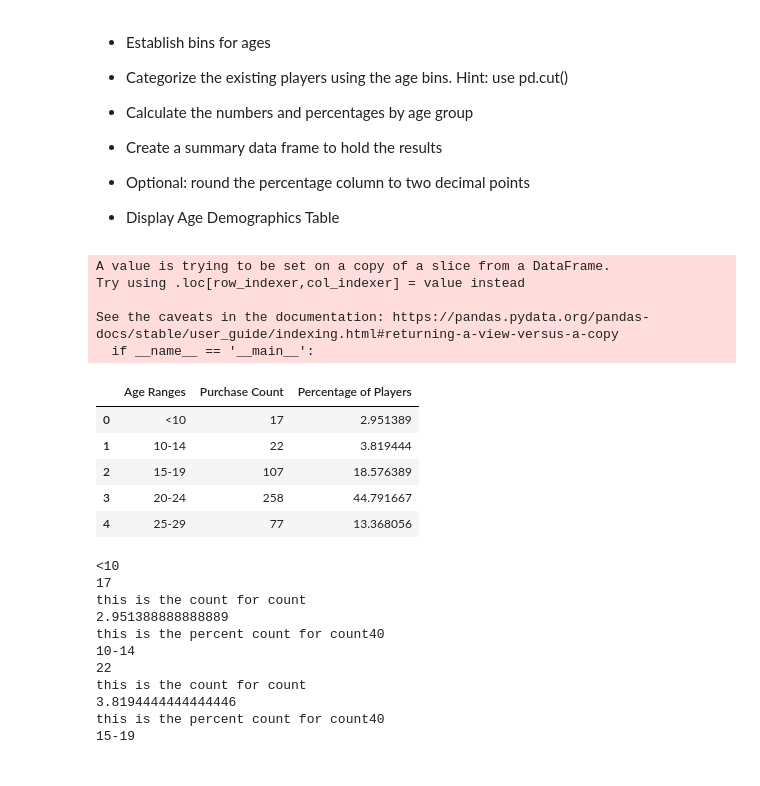
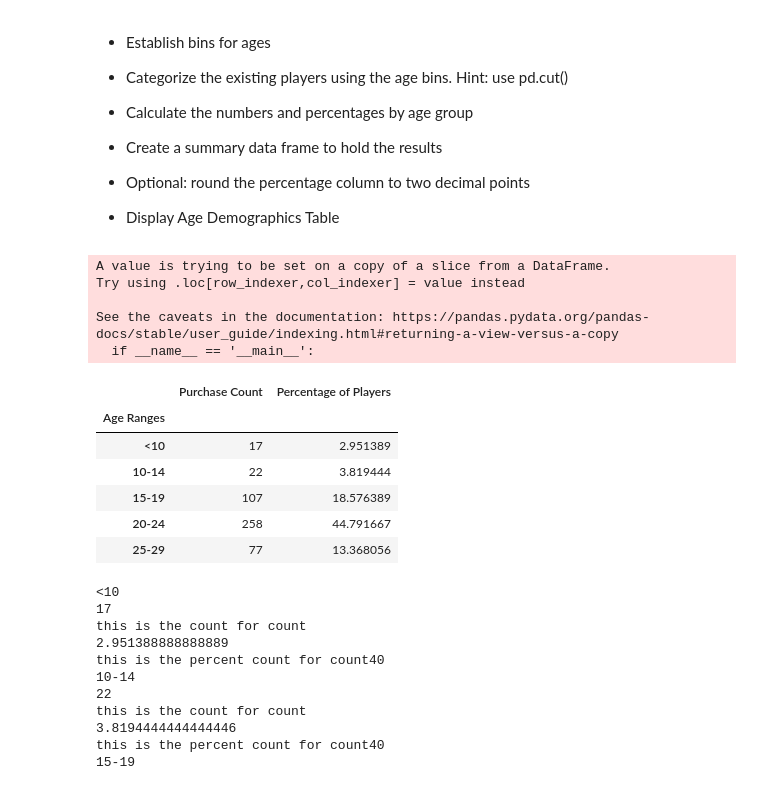
Before and after one commit to jtslater2/JTS-HW4-Pandas, a Jupyter notebook: jts-heroes.ipynb, the cells around one changed output. Cells and saved outputs as stored; diff of their text form; code cells hidden in the pictures.

```diff
--- a/jts-heroes.ipynb
+++ b/jts-heroes.ipynb
@@ -380,10 +381,12 @@ drop_name_df.head(30)
 #series
 #count9 = purchase_data[purchase_data["Agegroups"] == "<10"].count()
 
-count9 = len(drop_name_df.loc[drop_name_df["Agegroups"] == "<10",:])
+#count9 = len(drop_name_df.loc[drop_name_df["Agegroups"] == "<10",:])
 #print (count9)
 #print ("this is the count for <10")
-count9perc = (count9/total_players)*100
+#count9perc = (count9/total_players)*100
+#count9perc = count9perc.map("{:.2f}")
+
 #print (count9perc)
 #print ("this is the percent count for <10")
 
@@ -447,43 +450,47 @@ count40perc = (count40/total_players)*100
 
 test_df = pd.DataFrame({"Age Ranges":bins_names,
                         "Purchase Count":[count9,count14,count19,count24,count29,count34,count39,count40],
-                         "Percentage of Players":[count9perc,count14perc,count19perc,count24perc,count29perc,count34perc,count39perc,count40perc]                                                              })
-
+                         "Percentage of Players":[count9perc,count14perc,count19perc,count24perc,count29perc,count34perc,count39perc,count40perc]
+                       })
 #test_df = pd.options["Percentage of Players"] = '{:2f}%'
 #'{0:2f}%'.format(test_df["Percentage of Players"]
 #test_df.style.format({"Percentage of Players":"[:.6f]%"})
+
+#test_df["Percentage of Players"] = float(test_df["Percentage of Players"]).map("{:.2f}%")
+test_df = test_df.set_index("Age Ranges")
 
 test_df.head()
 
 #'{0:2f}%'.format(test_df["Percentage of Players"]
 
 
 #test_df = pd.DataFrame({"Purchase Count": purchcount,
 #                         "Item Price": (purchtotal/purchcount),
 #                         "Total Purchase Value":purchtotal})
 
 #tulip = ("<10","10-14", "15-19", "20-24", "25-29", "30-34", "35-39","40+")
 
 #for each in tulip:
       #print(each)
     #count = len(drop_name_df.loc[drop_name_df["Agegroups"] == "each",:])
  #   print (count)
   #  print ("this is the count for count40")
   #  countperc = (count/total_players)*100
   #  print (countperc)
   #  print ("this is the percent count for count40")
 # %% [output]
 A value is trying to be set on a copy of a slice from a DataFrame.
 Try using .loc[row_indexer,col_indexer] = value instead
 
 See the caveats in the documentation: https://pandas.pydata.org/pandas-docs/stable/user_guide/indexing.html#returning-a-view-versus-a-copy
   if __name__ == '__main__':
-|  | Age Ranges | Purchase Count | Percentage of Players |
-| 0 | <10 | 17 | 2.951389 |
-| 1 | 10-14 | 22 | 3.819444 |
-| 2 | 15-19 | 107 | 18.576389 |
-| 3 | 20-24 | 258 | 44.791667 |
-| 4 | 25-29 | 77 | 13.368056 |
+|  | Purchase Count | Percentage of Players |
+| Age Ranges |  |  |
+| <10 | 17 | 2.951389 |
+| 10-14 | 22 | 3.819444 |
+| 15-19 | 107 | 18.576389 |
+| 20-24 | 258 | 44.791667 |
+| 25-29 | 77 | 13.368056 |
 # %%
 tulip = ("<10","10-14", "15-19", "20-24", "25-29", "30-34", "35-39","40+")
 
```
Also changed, not shown: parts of 4 cells of this notebook.
